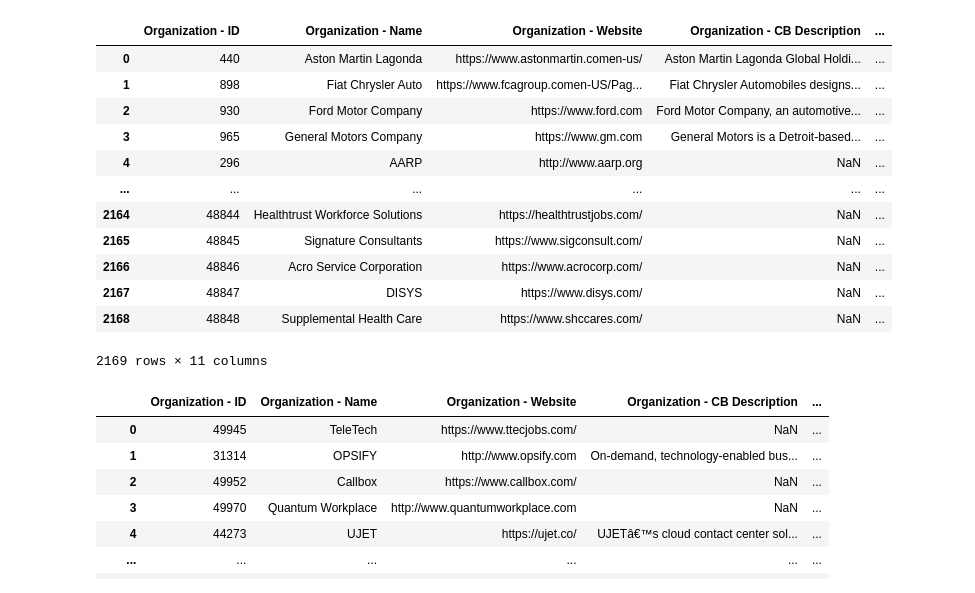
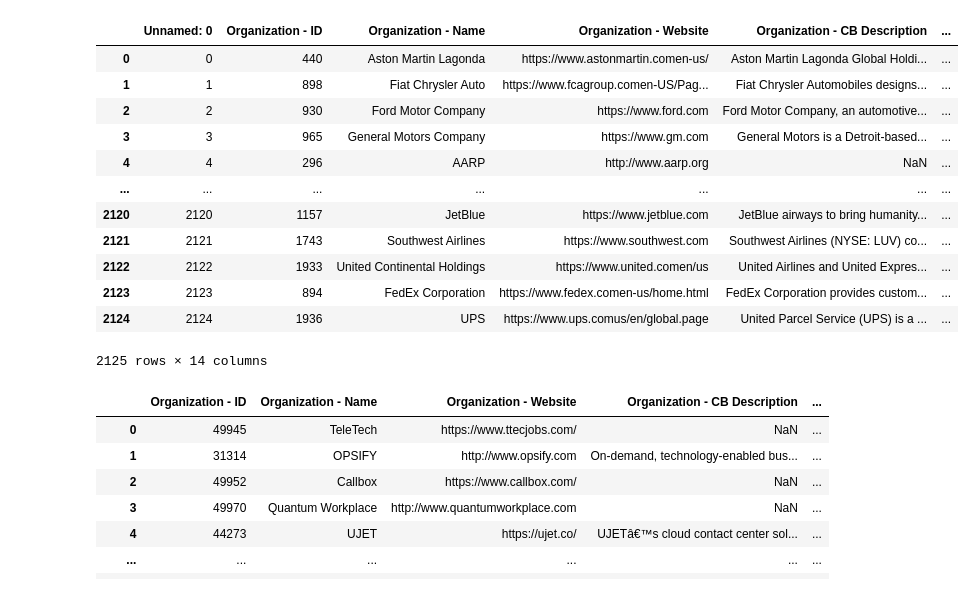
Before and after one commit to CSML1030/capstone, a Jupyter notebook: analysis.ipynb, the cells around one changed output. Drawn from its saved outputs; the diff is of its cells as text; code cells hidden in the pictures.

Commit message:
Switched models to use web scrape data

```diff
--- a/analysis.ipynb
+++ b/analysis.ipynb
@@ -3,28 +3,27 @@ import os
 import numpy as np
 import pandas as pd
 # %%
+training_filename = r'training.csv'
 excel_data_filename = r'Basis State Industry List 071621.xlsx'
 excel_industries_filename = r'Basis State Industries 210701.xlsx'
 excel_industries_range = r'B6:B105'
 # %%
-training_df = pd.read_excel(os.path.join('data', excel_data_filename),
-                            sheet_name=r'Training List',
-                            engine='openpyxl')
+training_df = pd.read_csv(training_filename)
 training_df
 # %% [output]
-|  | Organization - ID | Organization - Name | Organization - Website | Organization - CB Description | ... |
-| 0 | 440 | Aston Martin Lagonda | https://www.astonmartin.comen-us/ | Aston Martin Lagonda Global Holdi... | ... |
-| 1 | 898 | Fiat Chrysler Auto | https://www.fcagroup.comen-US/Pag... | Fiat Chrysler Automobiles designs... | ... |
-| 2 | 930 | Ford Motor Company | https://www.ford.com | Ford Motor Company, an automotive... | ... |
-| 3 | 965 | General Motors Company | https://www.gm.com | General Motors is a Detroit-based... | ... |
-| 4 | 296 | AARP | http://www.aarp.org | NaN | ... |
-| ... | ... | ... | ... | ... | ... |
-| 2164 | 48844 | Healthtrust Workforce Solutions | https://healthtrustjobs.com/ | NaN | ... |
-| 2165 | 48845 | Signature Consultants | https://www.sigconsult.com/ | NaN | ... |
-| 2166 | 48846 | Acro Service Corporation | https://www.acrocorp.com/ | NaN | ... |
-| 2167 | 48847 | DISYS | https://www.disys.com/ | NaN | ... |
-| 2168 | 48848 | Supplemental Health Care | https://www.shccares.com/ | NaN | ... |
+|  | Unnamed: 0 | Organization - ID | Organization - Name | Organization - Website | Organization - CB Description | ... |
+| 0 | 0 | 440 | Aston Martin Lagonda | https://www.astonmartin.comen-us/ | Aston Martin Lagonda Global Holdi... | ... |
+| 1 | 1 | 898 | Fiat Chrysler Auto | https://www.fcagroup.comen-US/Pag... | Fiat Chrysler Automobiles designs... | ... |
+| 2 | 2 | 930 | Ford Motor Company | https://www.ford.com | Ford Motor Company, an automotive... | ... |
+| 3 | 3 | 965 | General Motors Company | https://www.gm.com | General Motors is a Detroit-based... | ... |
+| 4 | 4 | 296 | AARP | http://www.aarp.org | NaN | ... |
+| ... | ... | ... | ... | ... | ... | ... |
+| 2120 | 2120 | 1157 | JetBlue | https://www.jetblue.com | JetBlue airways to bring humanity... | ... |
+| 2121 | 2121 | 1743 | Southwest Airlines | https://www.southwest.com | Southwest Airlines (NYSE: LUV) co... | ... |
+| 2122 | 2122 | 1933 | United Continental Holdings | https://www.united.comen/us | United Airlines and United Expres... | ... |
+| 2123 | 2123 | 894 | FedEx Corporation | https://www.fedex.comen-us/home.html | FedEx Corporation provides custom... | ... |
+| 2124 | 2124 | 1936 | UPS | https://www.ups.comus/en/global.page | United Parcel Service (UPS) is a ... | ... |
-2169 rows × 11 columns
+2125 rows × 14 columns
 # %%
 all_data_df = pd.read_excel(os.path.join('data', excel_data_filename),
                             sheet_name=r'All Acquirers',
```
Also changed, not shown: parts of 17 cells of this notebook, 2 other files.
